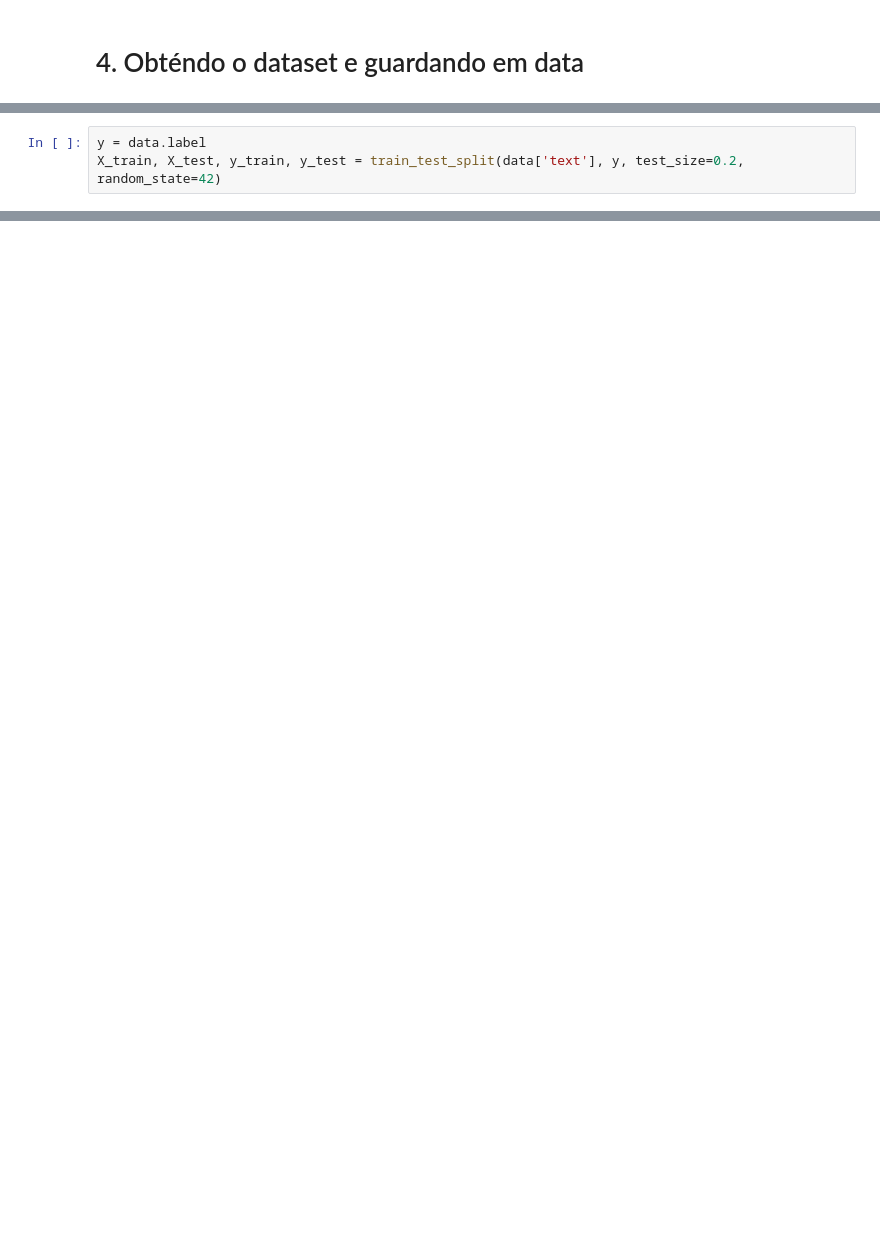
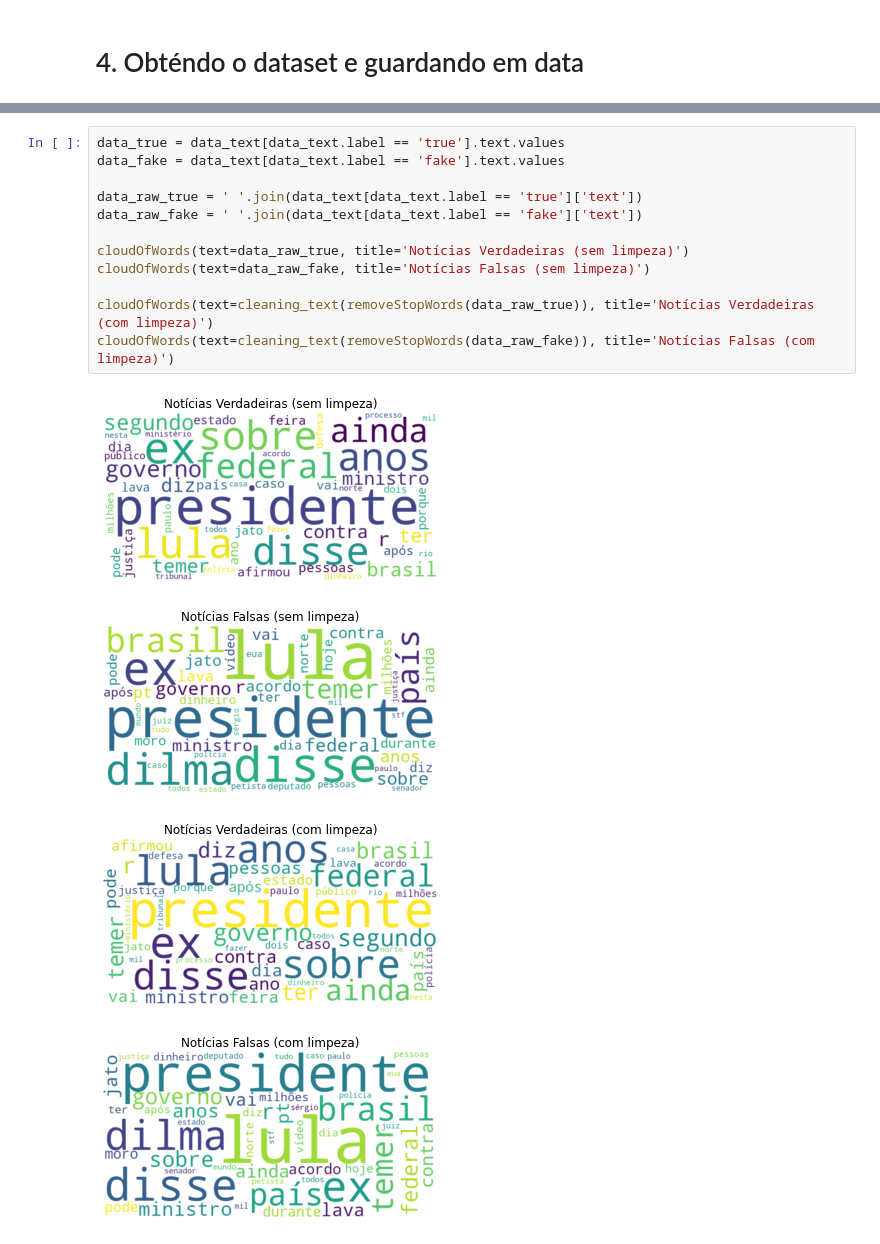
Before and after one commit to matheus-de-araujo/fakenews-classifier-notebook, a Jupyter notebook: notebook.ipynb, the cells around one changed output, grey strips where cells are left out. Saved outputs shown, nothing was run; the diff lists cells and outputs as text; blank space fills up the shorter version.

```diff
--- a/notebook.ipynb
+++ b/notebook.ipynb
@@ -81,3 +91,0 @@ data.head()
-# %%
-y = data.label
-X_train, X_test, y_train, y_test = train_test_split(data['text'], y, test_size=0.2, random_state=42)
@@ -92,0 +135,17 @@ new_func()
+# %%
+data_true = data_text[data_text.label == 'true'].text.values
+data_fake = data_text[data_text.label == 'fake'].text.values
+
+data_raw_true = ' '.join(data_text[data_text.label == 'true']['text'])
+data_raw_fake = ' '.join(data_text[data_text.label == 'fake']['text'])
+
+cloudOfWords(text=data_raw_true, title='Notícias Verdadeiras (sem limpeza)')
+cloudOfWords(text=data_raw_fake, title='Notícias Falsas (sem limpeza)')
+
+cloudOfWords(text=cleaning_text(removeStopWords(data_raw_true)), title='Notícias Verdadeiras (com limpeza)')
+cloudOfWords(text=cleaning_text(removeStopWords(data_raw_fake)), title='Notícias Falsas (com limpeza)')
+# %% [output]
+[figure, added]
+[figure, added]
+[figure, added]
+[figure, added]
```
Also changed, not shown: parts of 17 cells of this notebook.
